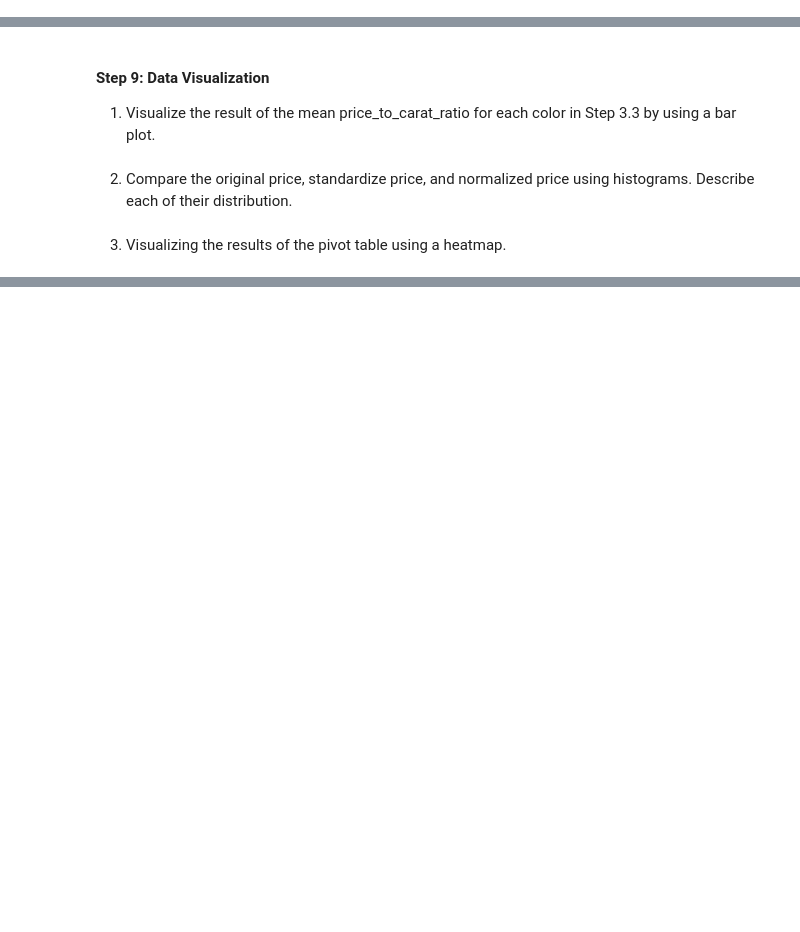
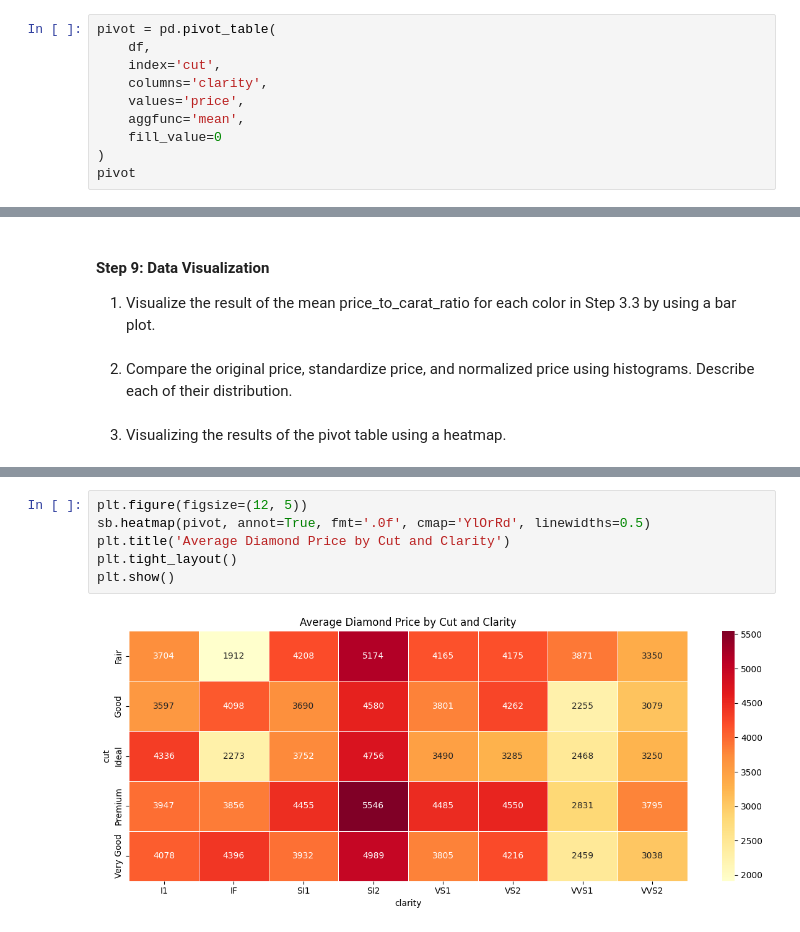
Before and after one commit to AGarcia04/DS522-Data-Aquisition-and-Analytics, a Jupyter notebook: Modules/Module9/PE09/PE09.ipynb, the cells around one changed output, grey strips where cells are left out. Saved outputs shown, nothing was run; the diff lists cells and outputs as text; blank space fills up the shorter version.

```diff
--- a/Modules/Module9/PE09/PE09.ipynb
+++ b/Modules/Module9/PE09/PE09.ipynb
@@ -51,3 +238,13 @@ QUESTION: What id the difference between Normalization and Standardization? When
 # %% [markdown]
 ### Step 6: Pivot Table
 Create a pivot table to summarize the average price of diamonds across different combinations of cut and clarity. Use fill_value=0 for any missing data.
+# %%
+pivot = pd.pivot_table(
+    df,
+    index='cut',
+    columns='clarity',
+    values='price',
+    aggfunc='mean',
+    fill_value=0
+)
+pivot
@@ -60,0 +295,8 @@ Create a pivot table to summarize the average price of diamonds across different
+# %%
+plt.figure(figsize=(12, 5))
+sb.heatmap(pivot, annot=True, fmt='.0f', cmap='YlOrRd', linewidths=0.5)
+plt.title('Average Diamond Price by Cut and Clarity')
+plt.tight_layout()
+plt.show()
+# %% [output]
+[figure, added]
```
Also changed, not shown: parts of 15 cells of this notebook.
